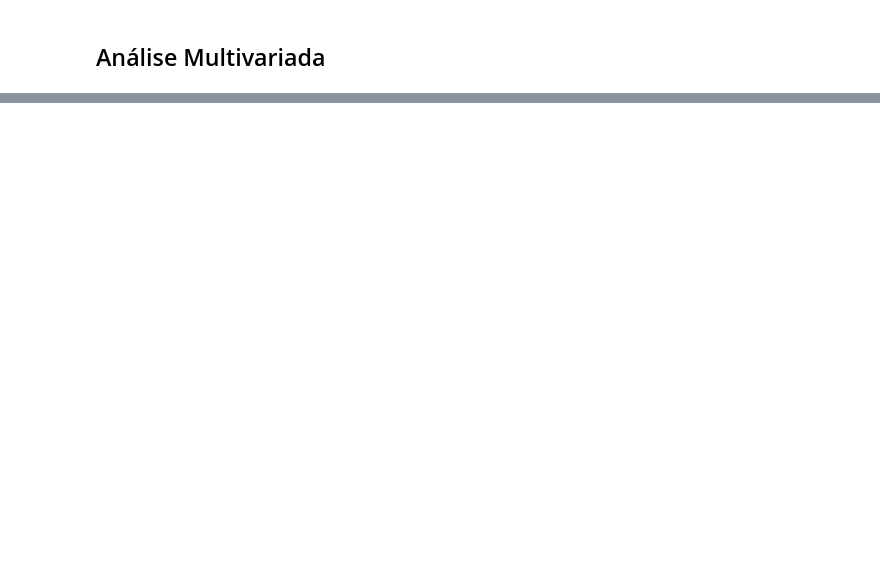
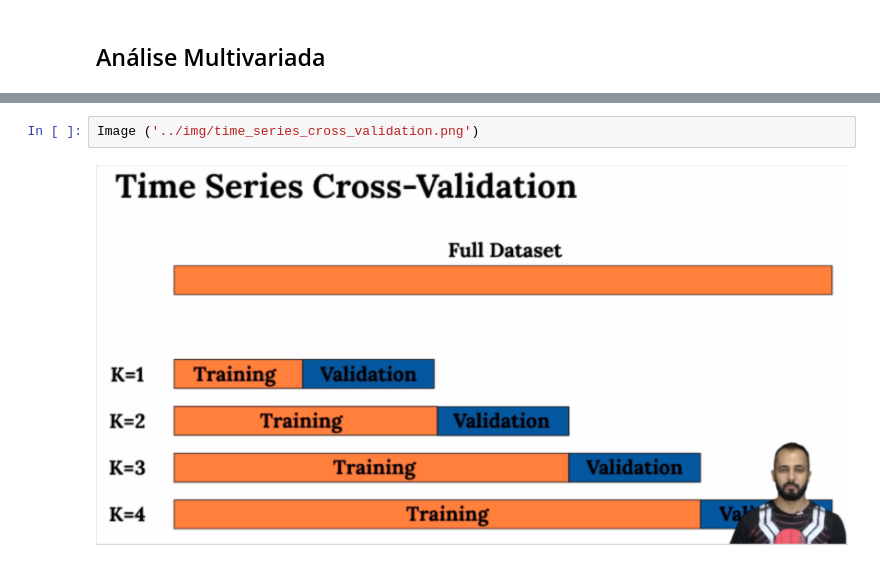
Before and after one commit to nortonvanz/Pharmacy-Sales-Forecast, a Jupyter notebook: notebooks/m04_eda.ipynb, the cells around one changed output, grey strips where cells are left out. Cells and saved outputs as stored; diff of their text form; blank space fills up the shorter version.

```diff
--- a/notebooks/m04_eda.ipynb
+++ b/notebooks/m04_eda.ipynb
@@ -2454,0 +2724,4 @@ Comparando o RMSE, também notamos que o erro é bem maior que o RMSE do modelo
+# %%
+Image ('../img/time_series_cross_validation.png')
+# %% [output]
+[figure, added]
```
Also changed, not shown: parts of 416 cells of this notebook, 1 other file.
